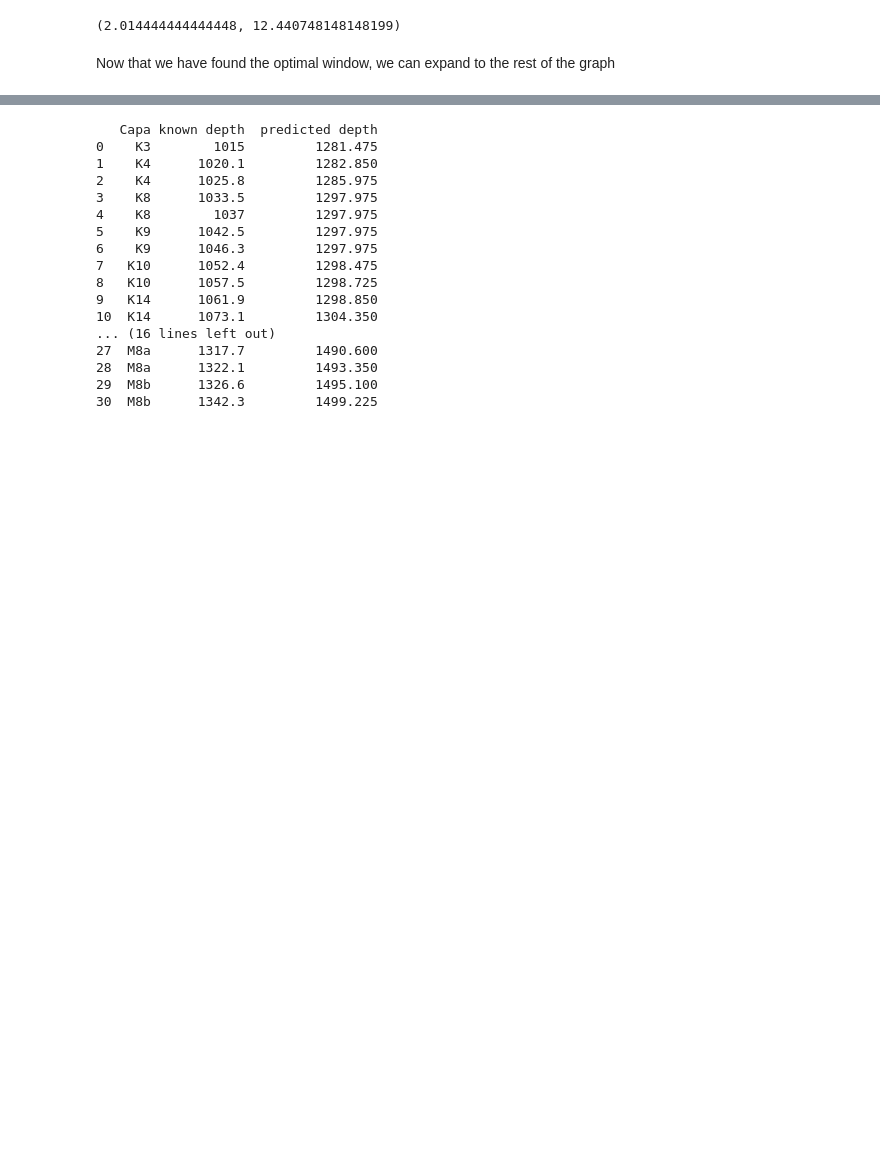
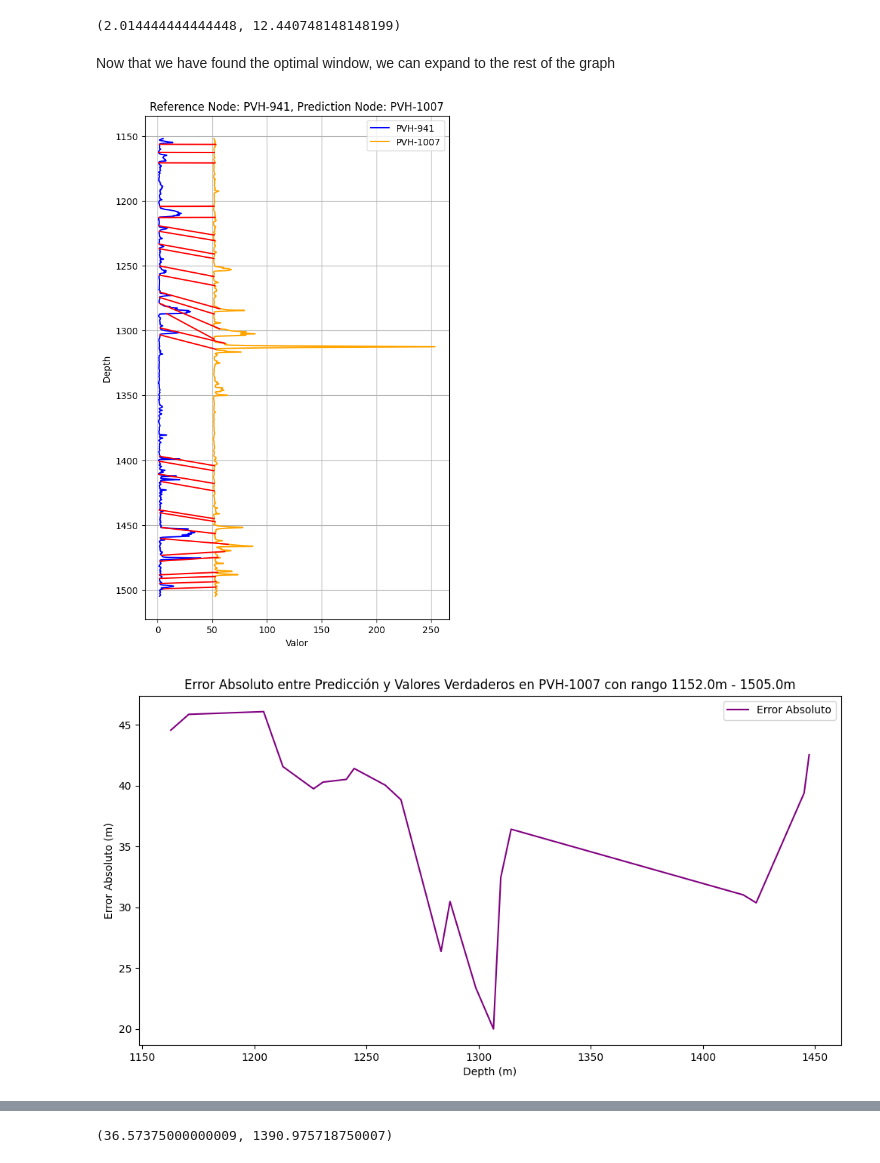
Before and after one commit to scast3/dtw_tool, a Jupyter notebook: window_optimization.ipynb, the cells around one changed output, grey strips where cells are left out. Saved outputs shown, nothing was run; the diff lists cells and outputs as text; code cells hidden in the pictures; blank space fills up the shorter version.

Commit message:
testing calc_tops and also creating a regression model

```diff
--- a/window_optimization.ipynb
+++ b/window_optimization.ipynb
@@ -173,6 +173,12 @@ def calc_tops(G, node1, node2, window = None):
 
     # TODO will need to fix this because it is assigning the wrong tops labels to depths
     if window:
+
+        # verify correct window
+        if len(window) != 4:
+            print("invalid window")
+            return
+
         start1 = window[0]
         end1 = window[1]
         start2 = window[2]
@@ -183,6 +189,8 @@ def calc_tops(G, node1, node2, window = None):
         df2 = df2[(data2["DEPTH"]>=start2) & (df2["DEPTH"]<=end2)].copy()
         tops1 = tops1[(tops1["Ref"]>=start1) & (tops1["Ref"]<=end1)].reset_index(drop=True).copy()
         capas = tops1["Capa"].copy()
+
+        print(f"filtered tops in calc_tops: {tops1}")
 
 
     df_result = predict(df1, df2, tops1).copy()
@@ -200,14 +208,14 @@ def verify(G, node_name, show_plots = False):
         result["Capa"] = pred["Capa"]
         result["known depth"] = known["Ref"]
         result["predicted depth"] = pred["Ref"]
-        result["abs error"] = np.abs(result['pred'] - result['real'])
+        result["abs error"] = np.abs(result['known depth'] - result['predicted depth'])
 
         print(result)
 
         if show_plots:
 
             plt.figure(figsize=(12, 6))
-            plt.plot(result['pred'], result['abs error'], label='Error Absoluto', color='purple')
+            plt.plot(result['predicted depth'], result['abs error'], label='Error Absoluto', color='purple')
             plt.xlabel('Depth (m)')
             plt.ylabel('Error Absoluto (m)')
             plt.title(f'Error Absoluto entre Predicción y Valores Verdaderos en {node_name}')
@@ -216,8 +224,8 @@ def verify(G, node_name, show_plots = False):
 
             # capas side by side plot
             plt.figure(figsize=(12, 6))
-            plt.scatter(result['pred'], result['Capa'], color='blue', label='Predicción')
-            plt.scatter(result['real'], result['Capa'], color='red', label='Verdadero')
+            plt.scatter(result['predicted depth'], result['Capa'], color='blue', label='Predicción')
+            plt.scatter(result['known depth'], result['Capa'], color='red', label='Verdadero')
 
             plt.xlabel('Depth (m)')
             plt.ylabel('Capa')
@@ -495,10 +532,12 @@ Now that we have found the optimal window, we can expand to the rest of the grap
 # %%
 start_node = node_name2
 bound1 = optimal_window[0]
 bound2 = optimal_window[1]
 
 new_node = "PVH-1007"
 calc_tops(G, start_node, new_node, window=[bound1, bound2, bound1, bound2])
-
-verify(G, new_node)
+windows_test(G, start_node, new_node, bound1, bound2, bound1, bound2, show_plots=True)
+#verify(G, new_node, show_plots=False)
 # %% [output]
+[figure, added]
+[figure, added]
@@ -505,17 +545 @@ verify(G, new_node)
-   Capa known depth  predicted depth
-0    K3        1015         1281.475
-1    K4      1020.1         1282.850
-2    K4      1025.8         1285.975
-3    K8      1033.5         1297.975
-4    K8        1037         1297.975
-5    K9      1042.5         1297.975
-6    K9      1046.3         1297.975
-7   K10      1052.4         1298.475
-8   K10      1057.5         1298.725
-9   K14      1061.9         1298.850
-10  K14      1073.1         1304.350
-... (16 lines left out)
-27  M8a      1317.7         1490.600
-28  M8a      1322.1         1493.350
-29  M8b      1326.6         1495.100
-30  M8b      1342.3         1499.225
+(36.57375000000009, 1390.975718750007)
```
Also changed, not shown: parts of 2 cells of this notebook, 1 other file.
